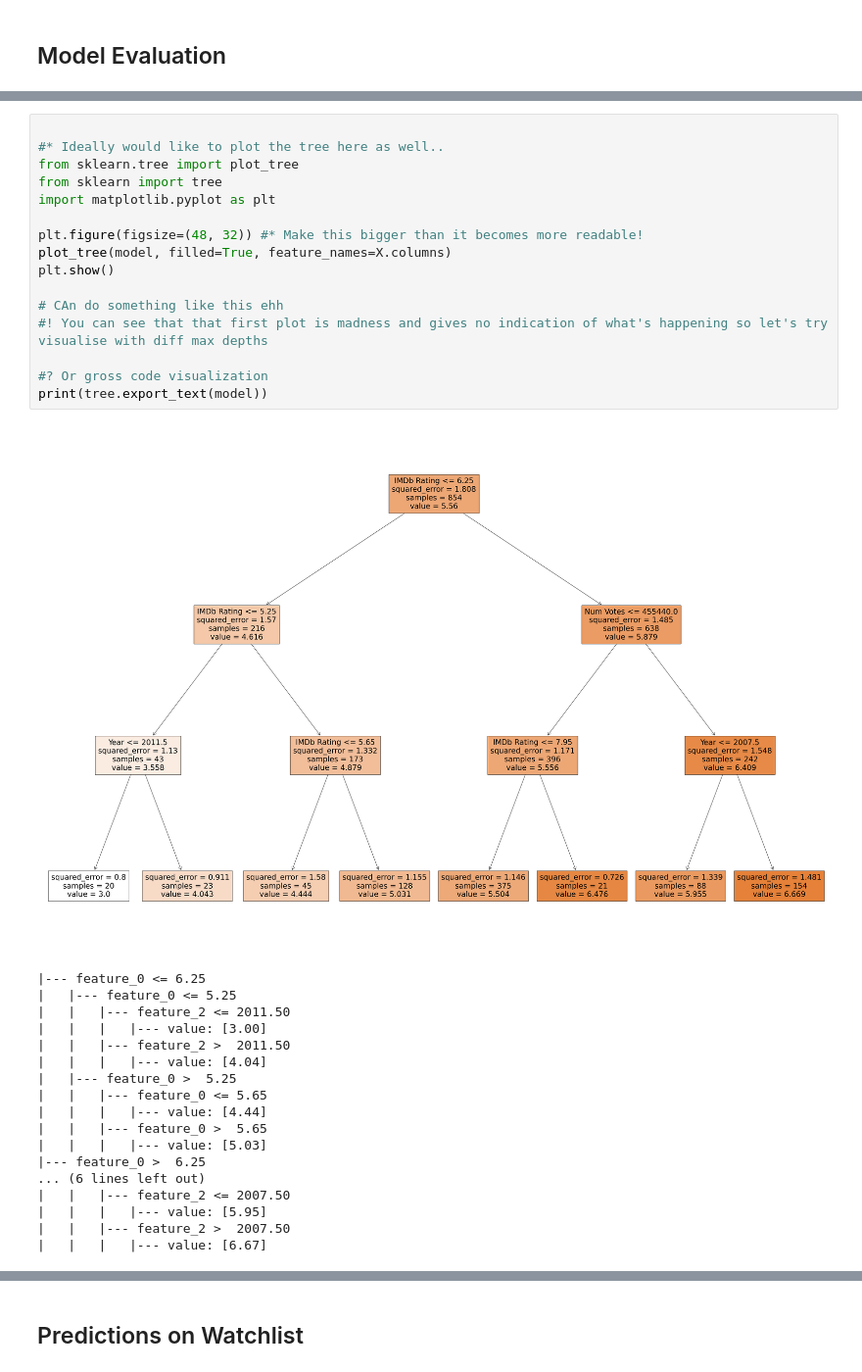
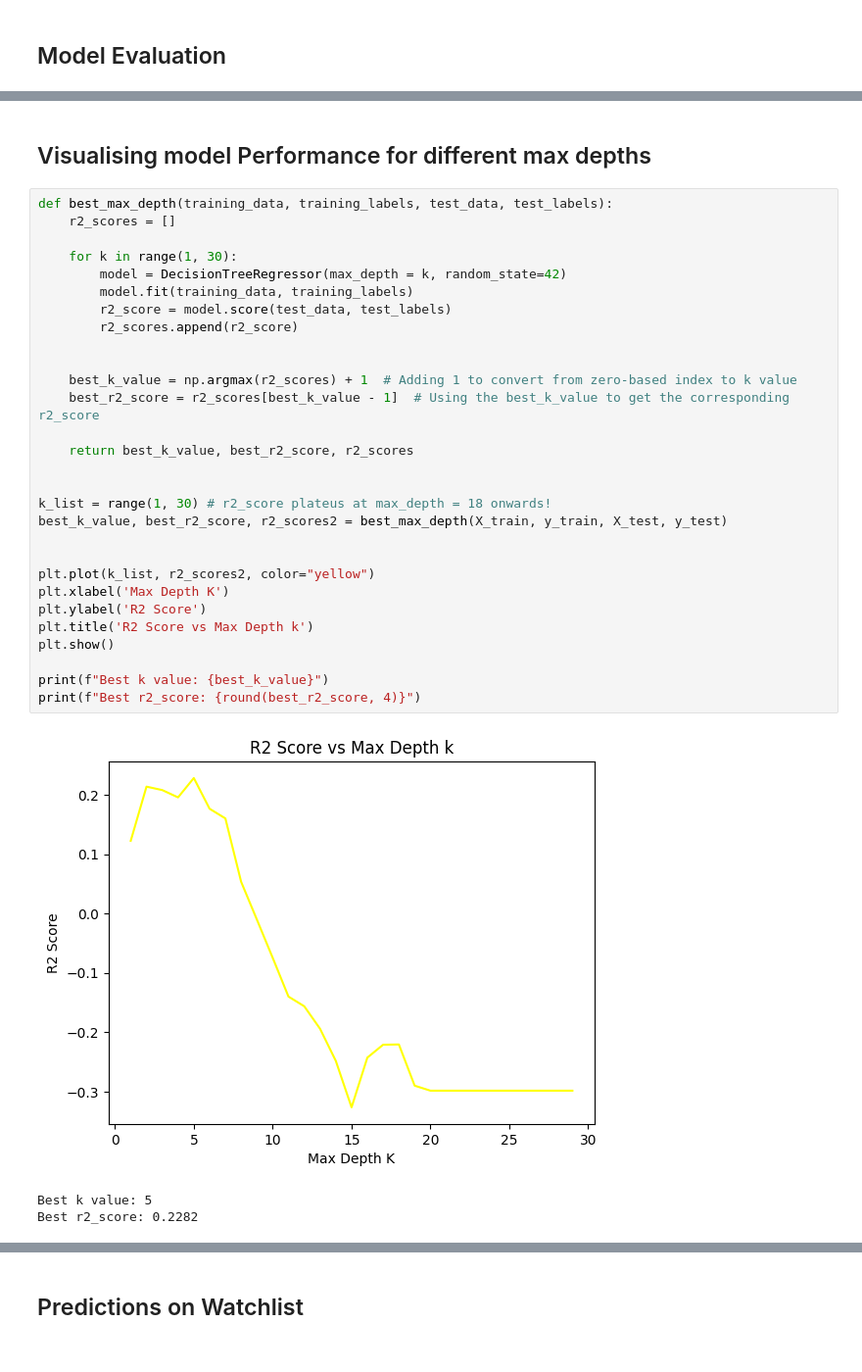
Before and after one commit to Bmcunningham4/imdb_predictions, a Jupyter notebook: dtree.ipynb, the cells around one changed output, grey strips where cells are left out. Shown: that part at 98% size. Saved outputs shown, nothing was run; the diff lists cells and outputs as text.

```diff
--- a/dtree.ipynb
+++ b/dtree.ipynb
@@ -56,35 +82,35 @@ I would chose model 1 due to it's superior overall explanatory power reflected i
-# %%
-
-#* Ideally would like to plot the tree here as well..
-from sklearn.tree import plot_tree
-from sklearn import tree
-import matplotlib.pyplot as plt
-
-plt.figure(figsize=(48, 32)) #* Make this bigger than it becomes more readable!
-plot_tree(model, filled=True, feature_names=X.columns)
-plt.show()
-
-# CAn do something like this ehh
-#! You can see that that first plot is madness and gives no indication of what's happening so let's try visualise with diff max depths
-
-#? Or gross code visualization
-print(tree.export_text(model))
-# %% [output]
-[figure, removed]
-|--- feature_0 <= 6.25
-|   |--- feature_0 <= 5.25
-|   |   |--- feature_2 <= 2011.50
-|   |   |   |--- value: [3.00]
-|   |   |--- feature_2 >  2011.50
-|   |   |   |--- value: [4.04]
-|   |--- feature_0 >  5.25
-|   |   |--- feature_0 <= 5.65
-|   |   |   |--- value: [4.44]
-|   |   |--- feature_0 >  5.65
-|   |   |   |--- value: [5.03]
-|--- feature_0 >  6.25
-... (6 lines left out)
-|   |   |--- feature_2 <= 2007.50
-|   |   |   |--- value: [5.95]
-|   |   |--- feature_2 >  2007.50
-|   |   |   |--- value: [6.67]
+# %% [markdown]
+## Visualising model Performance for different max depths
+# %%
+def best_max_depth(training_data, training_labels, test_data, test_labels):
+    r2_scores = []
+
+    for k in range(1, 30):
+        model = DecisionTreeRegressor(max_depth = k, random_state=42)
+        model.fit(training_data, training_labels)
+        r2_score = model.score(test_data, test_labels)
+        r2_scores.append(r2_score)
+
+
+    best_k_value = np.argmax(r2_scores) + 1  # Adding 1 to convert from zero-based index to k value
+    best_r2_score = r2_scores[best_k_value - 1]  # Using the best_k_value to get the corresponding r2_score
+
+    return best_k_value, best_r2_score, r2_scores
+
+
+k_list = range(1, 30) # r2_score plateus at max_depth = 18 onwards!
+best_k_value, best_r2_score, r2_scores2 = best_max_depth(X_train, y_train, X_test, y_test)
+
+
+plt.plot(k_list, r2_scores2, color="yellow")
+plt.xlabel('Max Depth K')
+plt.ylabel('R2 Score')
+plt.title('R2 Score vs Max Depth k')
+plt.show()
+
+print(f"Best k value: {best_k_value}")
+print(f"Best r2_score: {round(best_r2_score, 4)}")
+# %% [output]
+[figure, added]
+Best k value: 5
+Best r2_score: 0.2282
```
Also changed, not shown: parts of 12 cells of this notebook, 2 other files.
